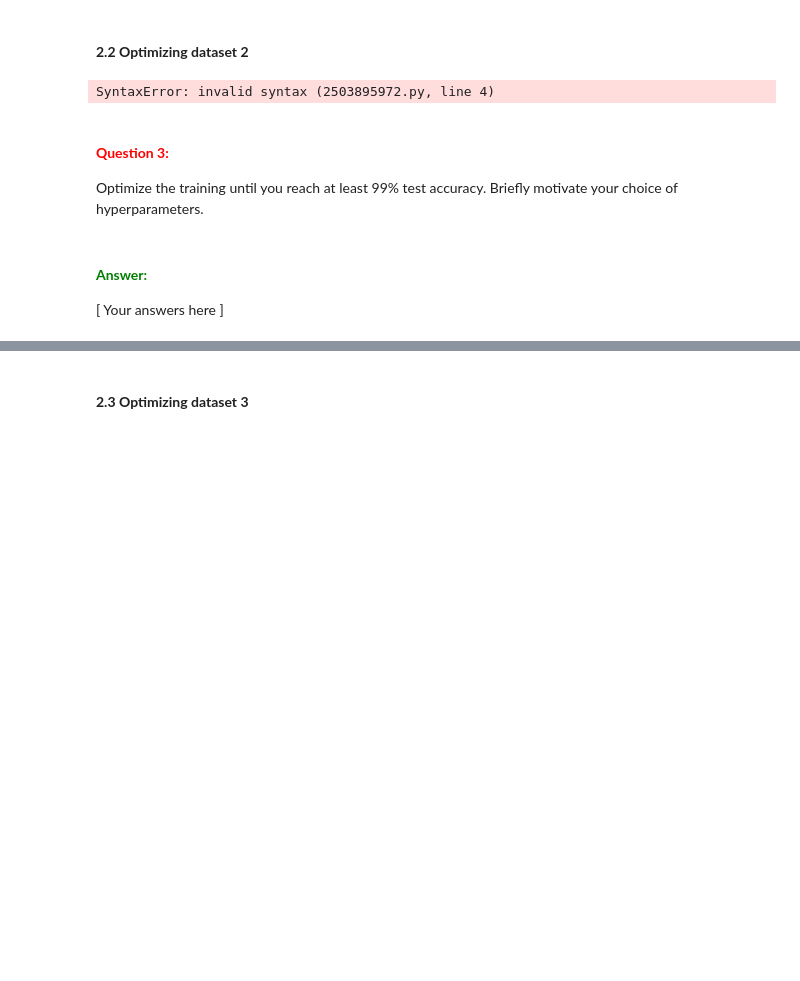
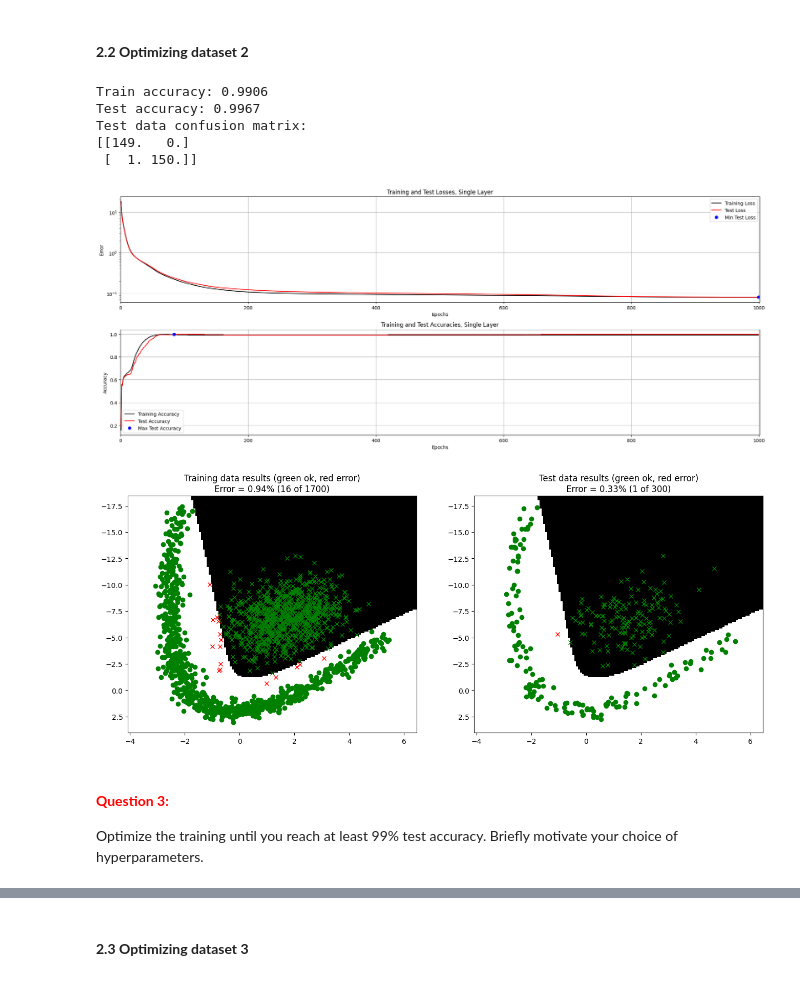
Before and after one commit to marijnkj/-D-NN, a Jupyter notebook: A1_Supervised/main3_MultiLayer.ipynb, the cells around one changed output, grey strips where cells are left out. Drawn from its saved outputs; the diff is of its cells as text; code cells hidden in the pictures; blank space fills up the shorter version.

```diff
--- a/A1_Supervised/main3_MultiLayer.ipynb
+++ b/A1_Supervised/main3_MultiLayer.ipynb
@@ -419,27 +425,29 @@ Optimize the training until you reach at least 98% test accuracy. Briefly motiva
 # %%
 # --------------------------------------------
 # === Your code here =========================
 # --------------------------------------------
-nInputs  = ???
-nClasses = ???
-nHidden  = ???
+nInputs  = 2
+nClasses = 2
+nHidden  = 30
 
-W1_0 = ???
-B1_0 = ???
-W2_0 = ???
-B2_0 = ???
+W1_0 = np.random.rand(nInputs, nHidden)
+B1_0 = np.random.rand(1, nHidden)
+W2_0 = np.random.rand(nHidden, nClasses)
+B2_0 = np.random.rand(1, nClasses)
 
-params = {"epochs": ???, "learningRate": ???, "normalize": False, "useTanhOutput": False}
+params = {"epochs": 1000, "learningRate": 0.01, "normalize": False, "useTanhOutput": False}
 # ============================================
 
 trainMultiLayerOnDataset(2, 0.15, W1_0, B1_0, W2_0, B2_0, params)
 # %% [output]
-SyntaxError: invalid syntax (2503895972.py, line 4)
+Train accuracy: 0.9906
+Test accuracy: 0.9967
+Test data confusion matrix:
+[[149.   0.]
+ [  1. 150.]]
+[figure, added]
+[figure, added]
 # %% [markdown]
 #### **<span style="color:red">Question 3:</span>**
 
 Optimize the training until you reach at least 99% test accuracy. Briefly motivate your choice of hyperparameters.
-# %% [markdown]
-#### **<span style="color:green">Answer:</span>**
-
-\[ Your answers here \]
```
Also changed, not shown: parts of 10 cells of this notebook.
